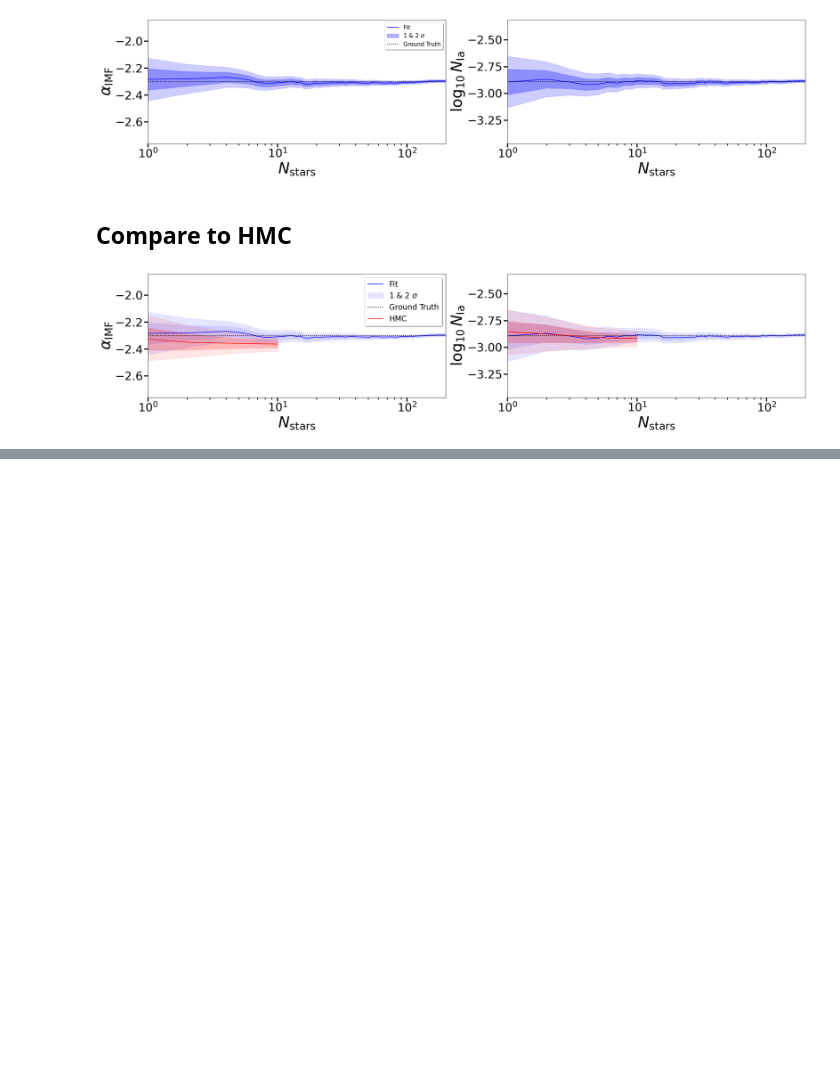
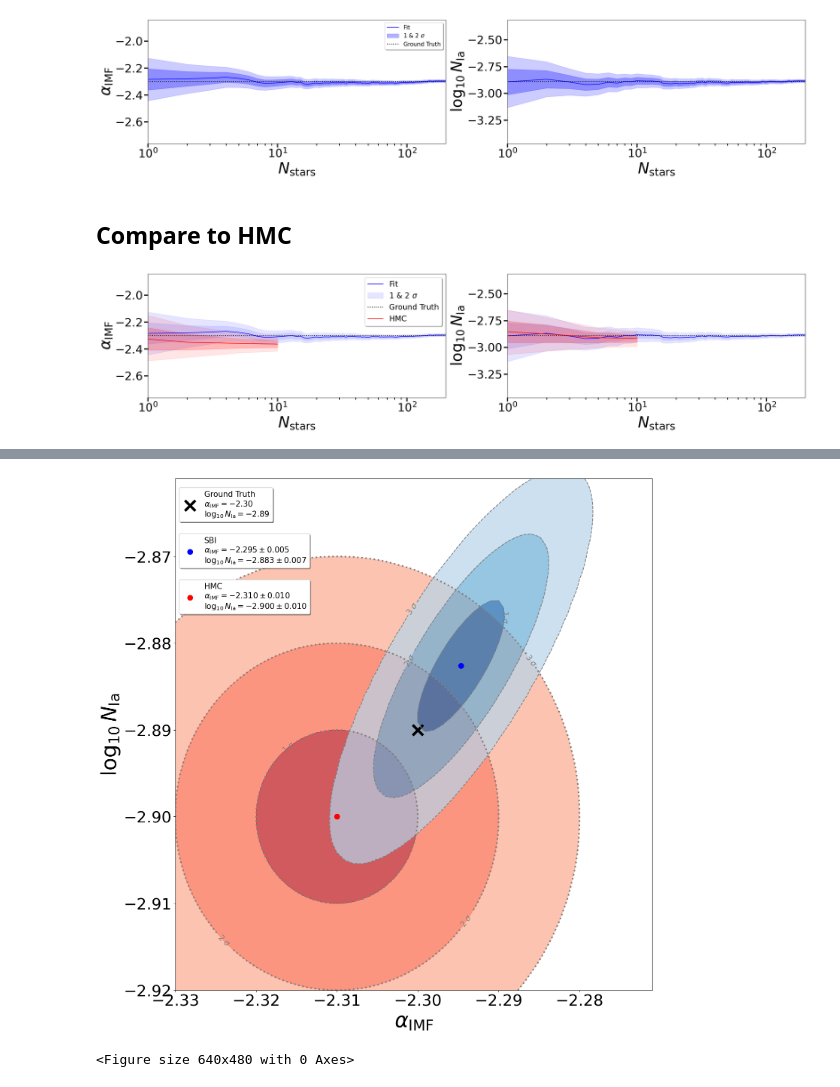
Before and after one commit to bGuenes/sbi_chemical_abundances, a Jupyter notebook: 04_plot_multistar_inference.ipynb, the cells around one changed output, grey strips where cells are left out. Drawn from its saved outputs; the diff is of its cells as text; code cells hidden in the pictures; blank space fills up the shorter version.

```diff
--- a/04_plot_multistar_inference.ipynb
+++ b/04_plot_multistar_inference.ipynb
@@ -36,0 +56,12 @@ n_stars_plot_comp(alpha_IMF_obs, log10_N_Ia_obs, global_params, dat, "CHEMPY TNG
+# %%
+gaussian_posterior_plot_n_stars(
+    alpha_IMF_obs,
+    log10_N_Ia_obs,
+    global_params,
+    title="Gauss_comp_TNG",
+    philcox=philcox,
+    no_stars=100,
+)
+# %% [output]
+[figure, added]
+<Figure size 640x480 with 0 Axes>
```
Also changed, not shown: parts of 3 cells of this notebook, 15 other files.
